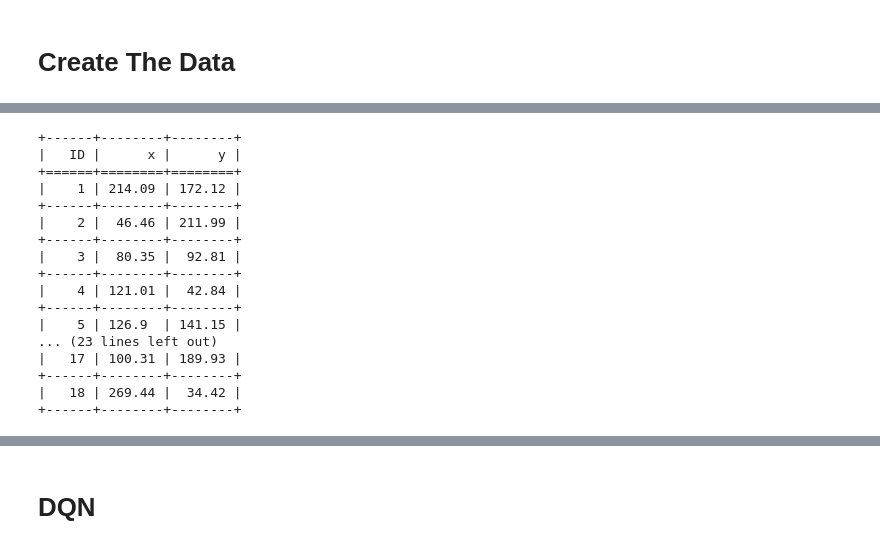
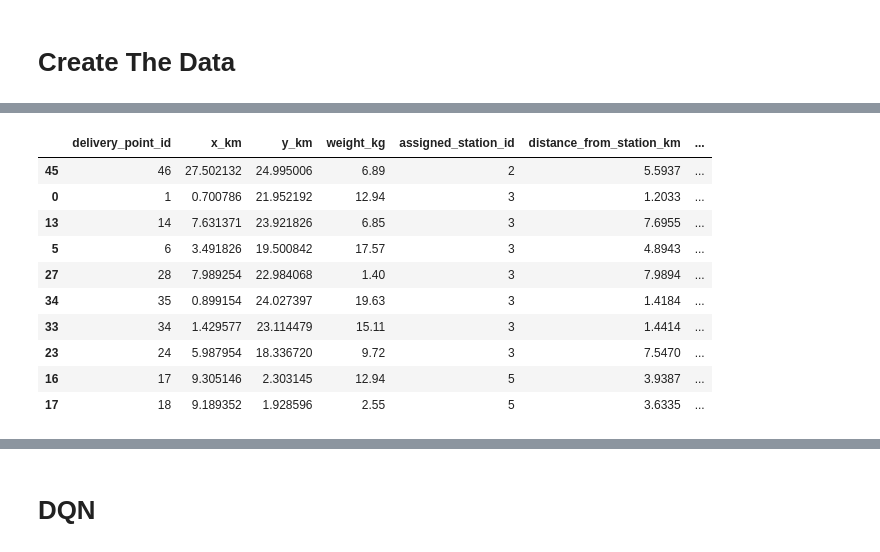
Before and after one commit to OmarAshIbra/GNN-Paper, a Jupyter notebook: GNN.ipynb, the cells around one changed output, grey strips where cells are left out. Saved outputs shown, nothing was run; the diff lists cells and outputs as text; code cells hidden in the pictures.

```diff
--- a/GNN.ipynb
+++ b/GNN.ipynb
@@ -1923,33 +1674,14 @@ The Repo array coordinates : x150.0 , y 150.0
-# %%
-from tabulate import tabulate
-# Get the trucks array
-trucks_array = arrays['trucks']
-
-# Convert array to DataFrame
-df = pd.DataFrame(trucks_array, columns=['ID', 'x', 'y'])
-
-# Clean/format the data
-df['ID'] = df['ID'].astype(int)       # Ensure IDs are integers
-df['x'] = df['x'].round(2)            # Round x and y
-df['y'] = df['y'].round(2)
-
-# Print formatted output
-print(tabulate(df, headers='keys', tablefmt='grid', showindex=False))
-# %% [output]
-+------+--------+--------+
-|   ID |      x |      y |
-+======+========+========+
-|    1 | 214.09 | 172.12 |
-+------+--------+--------+
-|    2 |  46.46 | 211.99 |
-+------+--------+--------+
-|    3 |  80.35 |  92.81 |
-+------+--------+--------+
-|    4 | 121.01 |  42.84 |
-+------+--------+--------+
-|    5 | 126.9  | 141.15 |
-... (23 lines left out)
-|   17 | 100.31 | 189.93 |
-+------+--------+--------+
-|   18 | 269.44 |  34.42 |
-+------+--------+--------+
+# %%
+display(sim.get_delivery_points().sort_values(by='assigned_station_id').head(10))
+# %% [output]
+|  | delivery_point_id | x_km | y_km | weight_kg | assigned_station_id | distance_from_station_km | ... |
+| 45 | 46 | 27.502132 | 24.995006 | 6.89 | 2 | 5.5937 | ... |
+| 0 | 1 | 0.700786 | 21.952192 | 12.94 | 3 | 1.2033 | ... |
+| 13 | 14 | 7.631371 | 23.921826 | 6.85 | 3 | 7.6955 | ... |
+| 5 | 6 | 3.491826 | 19.500842 | 17.57 | 3 | 4.8943 | ... |
+| 27 | 28 | 7.989254 | 22.984068 | 1.40 | 3 | 7.9894 | ... |
+| 34 | 35 | 0.899154 | 24.027397 | 19.63 | 3 | 1.4184 | ... |
+| 33 | 34 | 1.429577 | 23.114479 | 15.11 | 3 | 1.4414 | ... |
+| 23 | 24 | 5.987954 | 18.336720 | 9.72 | 3 | 7.5470 | ... |
+| 16 | 17 | 9.305146 | 2.303145 | 12.94 | 5 | 3.9387 | ... |
+| 17 | 18 | 9.189352 | 1.928596 | 2.55 | 5 | 3.6335 | ... |
```
Also changed, not shown: parts of 10 cells of this notebook.
